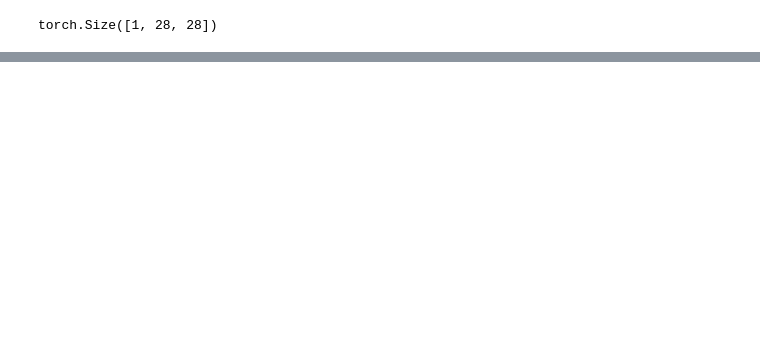
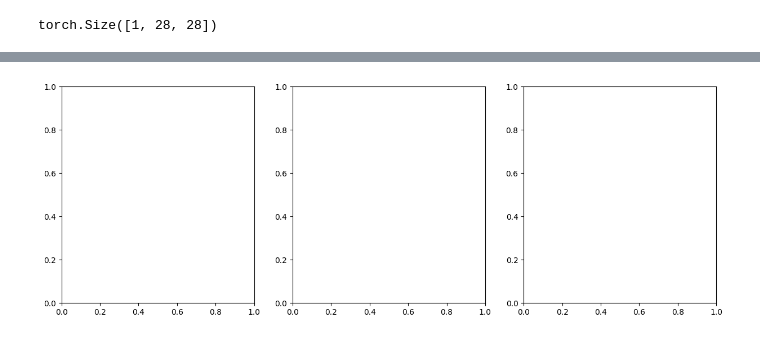
Before and after one commit to khongtrii/data_set, a Jupyter notebook: python_/_16/_16_DenoisingAutoencoder.ipynb, the cells around one changed output, grey strips where cells are left out. Cells and saved outputs as stored; diff of their text form; code cells hidden in the pictures; blank space fills up the shorter version.

```diff
--- a/python_/_16/_16_DenoisingAutoencoder.ipynb
+++ b/python_/_16/_16_DenoisingAutoencoder.ipynb
@@ -26,0 +33,4 @@ random_noise = torch.
+# %%
+fig, axes = plt.subplots(1, 3, figsize=(15, 5))
+# %% [output]
+[figure, added]
```
Also changed, not shown: parts of 10 cells of this notebook.
